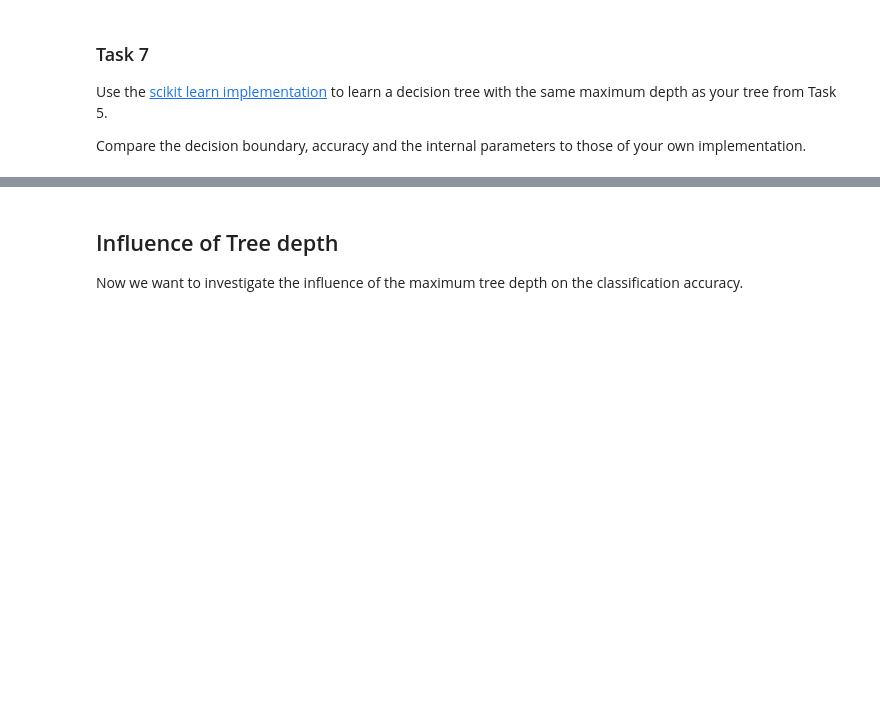
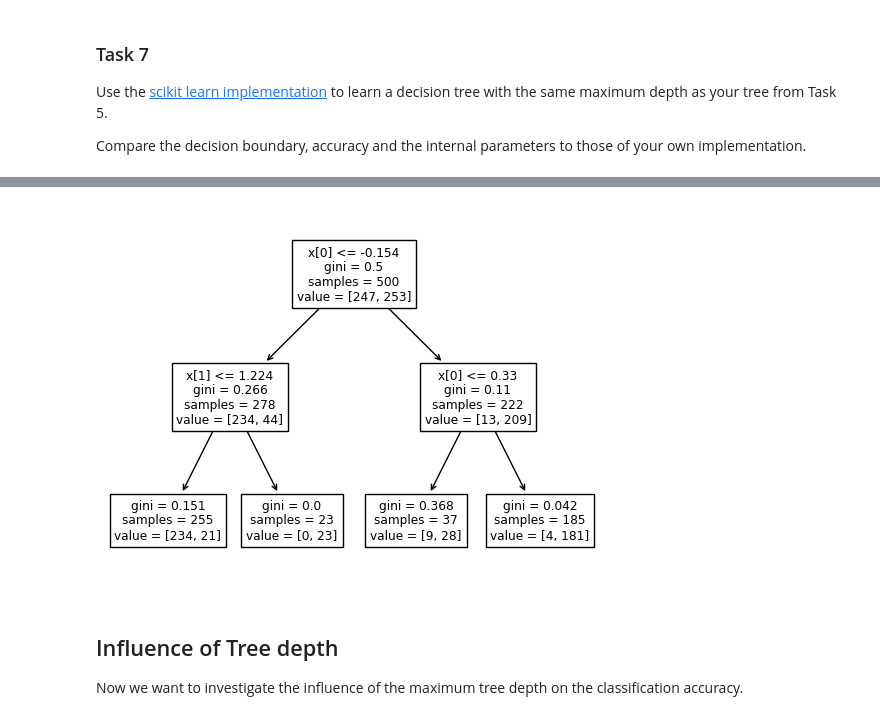
Before and after one commit to HerrMotz/AGDML-Lab, a Jupyter notebook: 06_Decision_Trees/06_Decision_Trees.ipynb, the cells around one changed output, grey strips where cells are left out. Cells and saved outputs as stored; diff of their text form; code cells hidden in the pictures; blank space fills up the shorter version.

```diff
--- a/06_Decision_Trees/06_Decision_Trees.ipynb
+++ b/06_Decision_Trees/06_Decision_Trees.ipynb
@@ -381,5 +444,10 @@ Compare the decision boundary, accuracy and the internal parameters to those of
 # %%
 # TODO: compare parameters
+from sklearn import tree
+tree.plot_tree(dt2)
+plt.show()
+# %% [output]
+[figure, added]
 # %% [markdown]
 ## Influence of Tree depth
 
```
Also changed, not shown: parts of 16 cells of this notebook.
